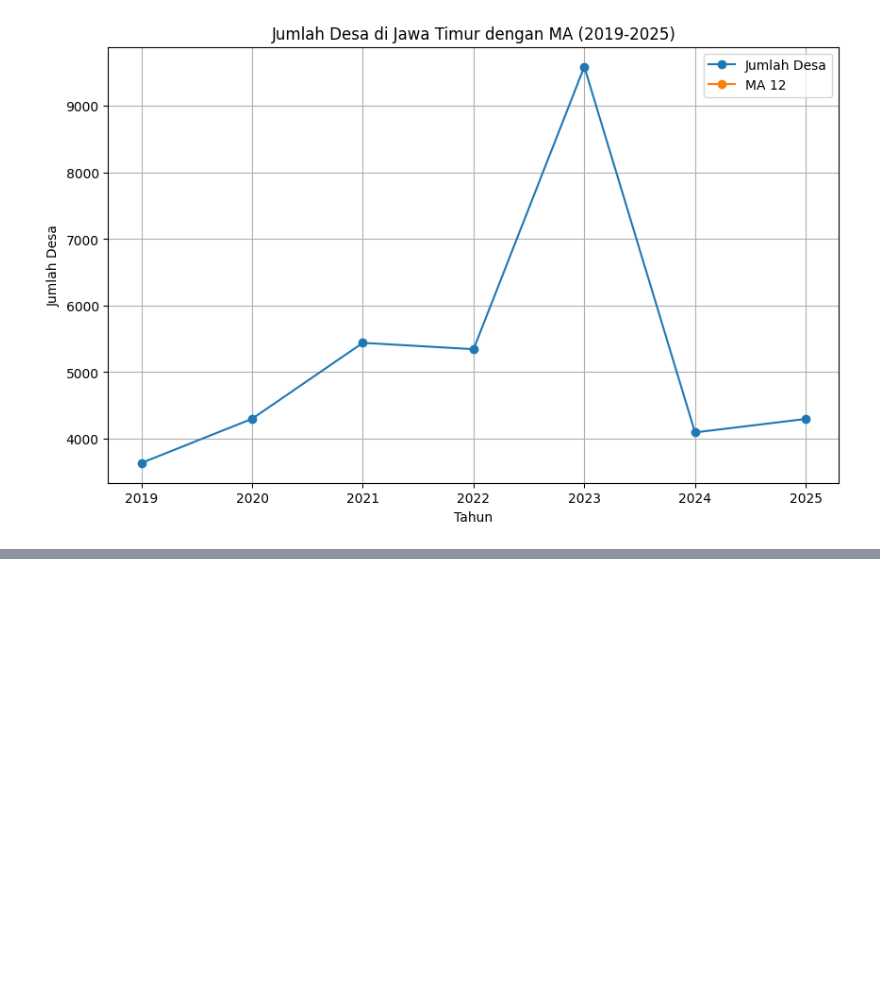
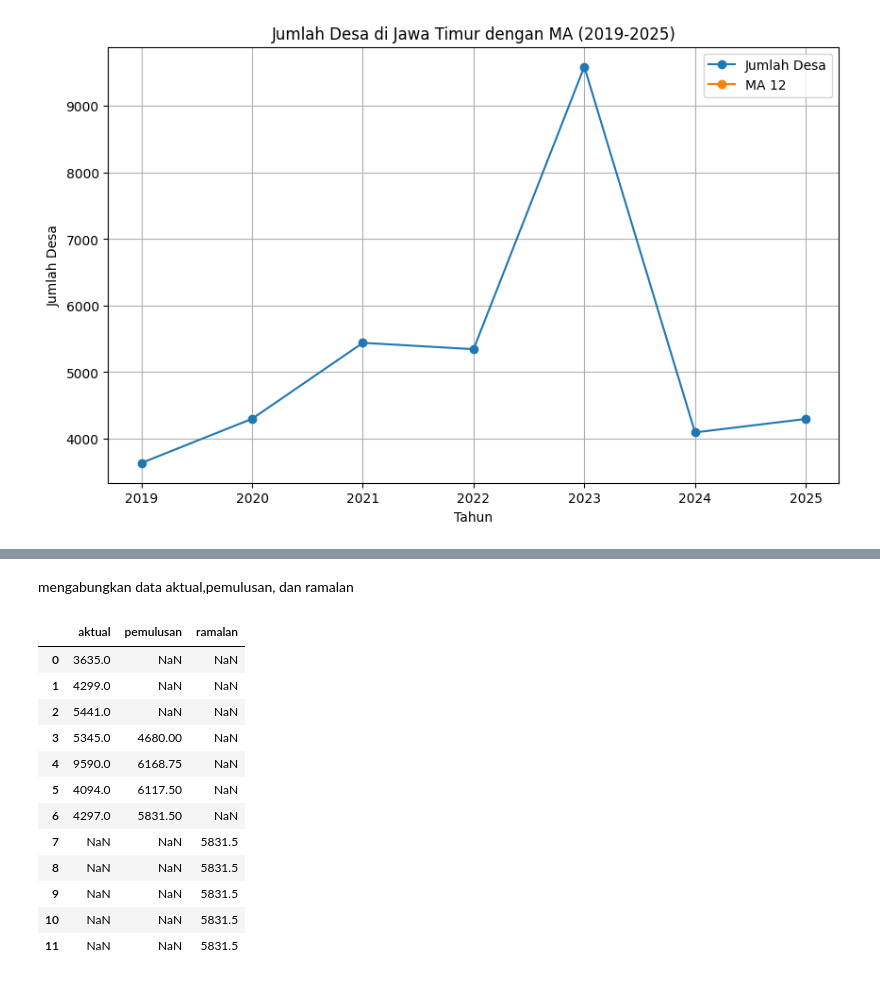
Before and after one commit to yowxy/Forecasting-Village-Population-in-East-Java-, a Jupyter notebook: index.ipynb, the cells around one changed output, grey strips where cells are left out. Cells and saved outputs as stored; diff of their text form; code cells hidden in the pictures; blank space fills up the shorter version.

```diff
--- a/index.ipynb
+++ b/index.ipynb
@@ -250,0 +260,43 @@ plt.show()
+# %% [markdown]
+mengabungkan data aktual,pemulusan, dan ramalan
+# %%
+import numpy as np
+import pandas as pd
+
+data_ma = ts['jumlah'].rolling(window=4).mean()
+
+forecast = [data_ma.iloc[-1]] * 5
+
+# buat dataframe
+data = pd.DataFrame({
+    'aktual': np.concatenate([
+        ts['jumlah'],
+        [np.nan]*5
+    ]),
+
+    'pemulusan': np.concatenate([
+        data_ma,
+        [np.nan]*5
+    ]),
+
+    'ramalan': np.concatenate([
+        [np.nan]*len(ts['jumlah']),
+        forecast
+    ])
+})
+
+data
+# %% [output]
+|  | aktual | pemulusan | ramalan |
+| 0 | 3635.0 | NaN | NaN |
+| 1 | 4299.0 | NaN | NaN |
+| 2 | 5441.0 | NaN | NaN |
+| 3 | 5345.0 | 4680.00 | NaN |
+| 4 | 9590.0 | 6168.75 | NaN |
+| 5 | 4094.0 | 6117.50 | NaN |
+| 6 | 4297.0 | 5831.50 | NaN |
+| 7 | NaN | NaN | 5831.5 |
+| 8 | NaN | NaN | 5831.5 |
+| 9 | NaN | NaN | 5831.5 |
+| 10 | NaN | NaN | 5831.5 |
+| 11 | NaN | NaN | 5831.5 |
```
Also changed, not shown: parts of 12 cells of this notebook.
